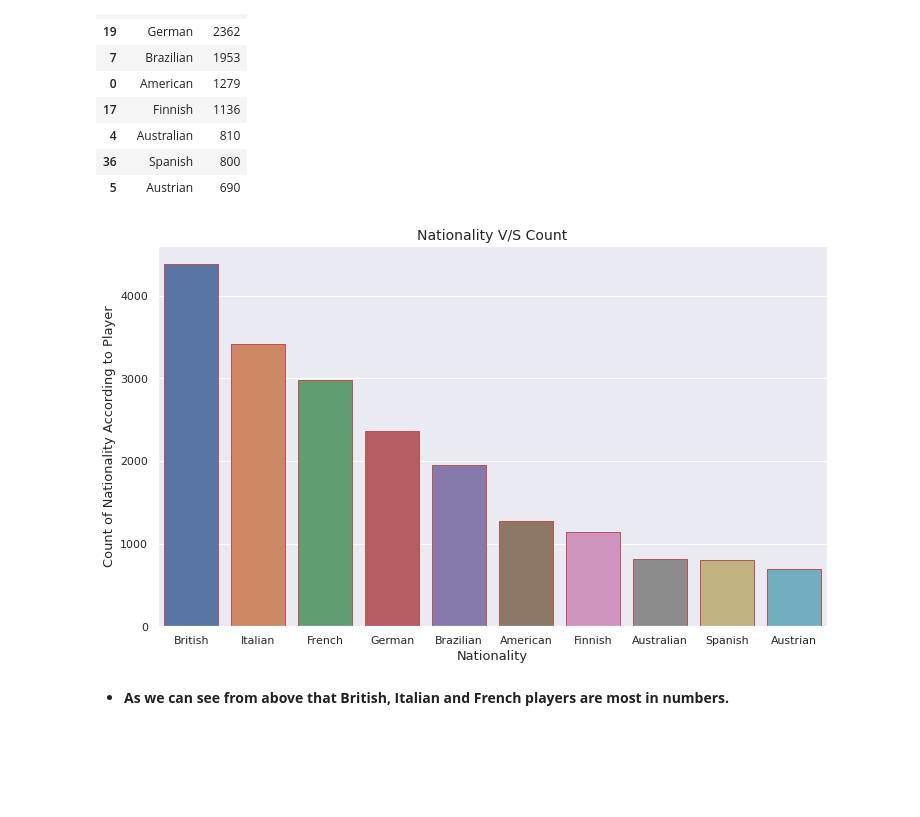
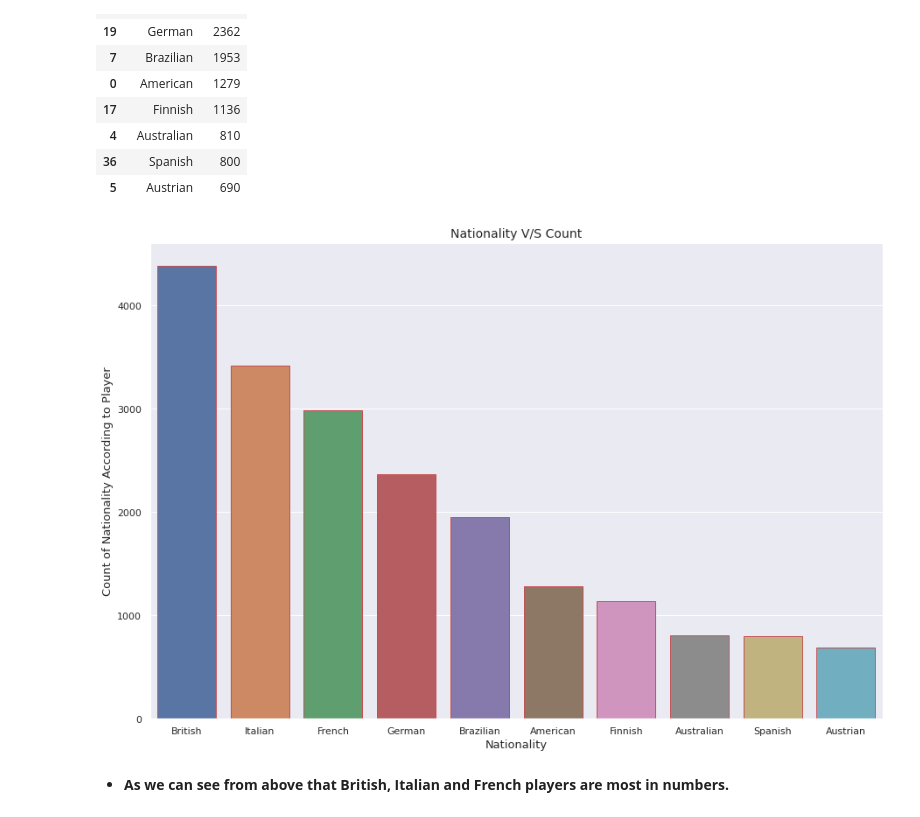
Before and after one commit to Kousikdutta1/Formula-1-Data-Analysis, a Jupyter notebook: Formula_1_Exploratory_Data_Analysis.ipynb, the cells around one changed output. Cells and saved outputs as stored; diff of their text form; code cells hidden in the pictures; blank space fills up the shorter version.

```diff
--- a/Formula_1_Exploratory_Data_Analysis.ipynb
+++ b/Formula_1_Exploratory_Data_Analysis.ipynb
@@ -534,7 +540,7 @@ f1df['driver_age'].reset_index()
 # %%
 # Let's get the years from the days
 
-f1df['driver_age'] = round(f1df['driver_age'].dt.days/365,2)
+f1df['driver_age'] = round(f1df['driver_age'].dt.days/365,0)
 # %%
 # We can now drop the 'dob' column, as it is not necessary.
 
@@ -790,15 +796,15 @@ nationality_10
 # %%
 # Let's plot a barplot for the different Nationality V/S Count of Nationality According to number of Player.
 
-plt.figure(figsize=(12,7))
+plt.figure(figsize=(15,10))
 sns.set(style="darkgrid")
 sns.barplot(x = "nationality", y = 'count', data = nationality_10, edgecolor = 'r')
 plt.title("Nationality V/S Count", fontsize = 14)
 plt.ylabel("Count of Nationality According to Player", fontsize = 13)
 plt.xlabel("Nationality", fontsize = 13)
 plt.show();
 # %% [output]
-[figure, old version]
+[figure, new version]
 # %% [markdown]
 * **As we can see from above that British, Italian and French players are most in numbers.**
 # %%
```
Also changed, not shown: parts of 21 cells of this notebook.
